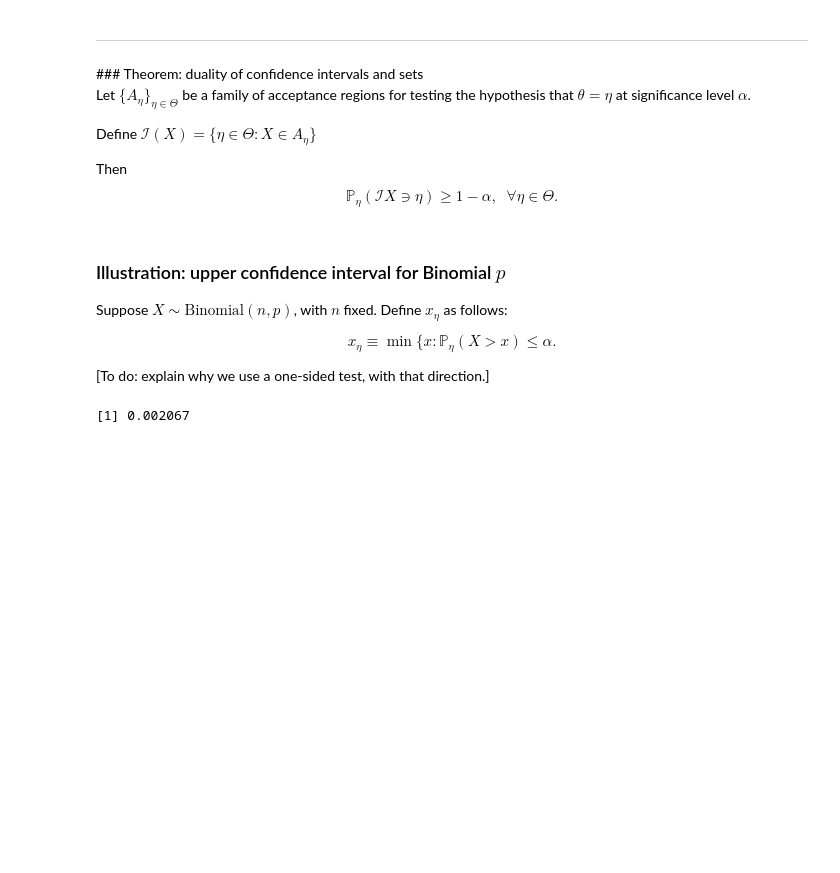
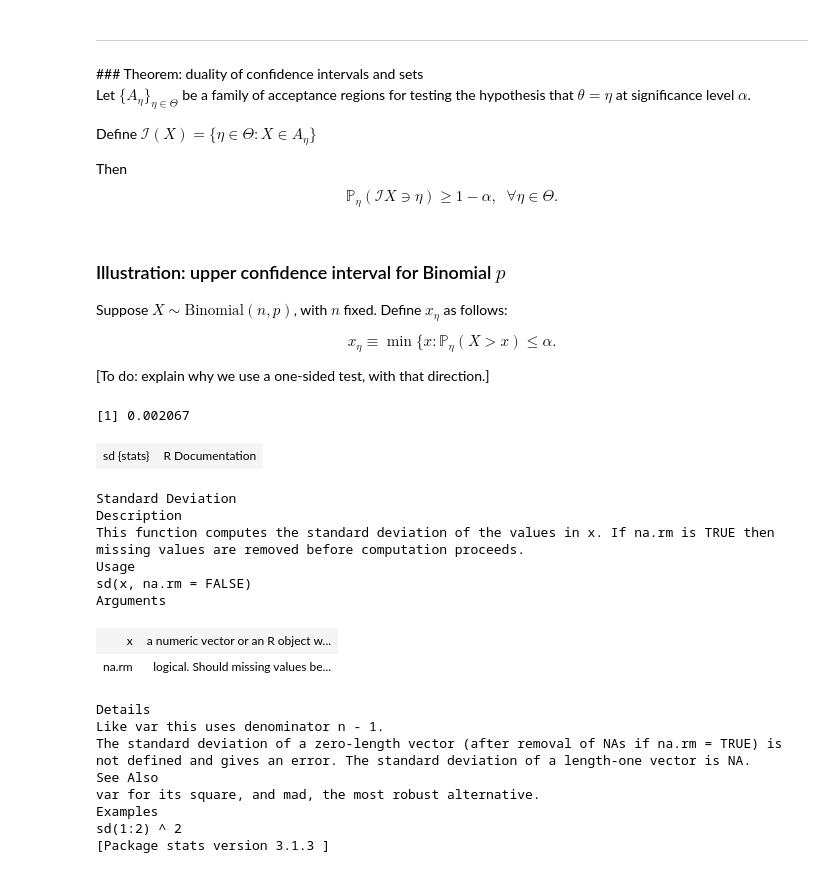
Before and after one commit to pbstark/Padova15, a Jupyter notebook: inference.ipynb, the cells around one changed output. Drawn from its saved outputs; the diff is of its cells as text; code cells hidden in the pictures; blank space fills up the shorter version.

```diff
--- a/inference.ipynb
+++ b/inference.ipynb
@@ -525,3 +529,23 @@ binoUpperCL <- function(n, x, cl = 0.975, inc=0.000001, p=x/n) {
 binoUpperCL(10**4, 13, cl=0.95)
 # %% [output]
 [1] 0.002067
+# %%
+help("sd")
+# %% [output]
+| sd {stats} | R Documentation |
+Standard Deviation
+Description
+This function computes the standard deviation of the values in x. If na.rm is TRUE then missing values are removed before computation proceeds.
+Usage
+sd(x, na.rm = FALSE)
+Arguments
+| x | a numeric vector or an R object w... |
+| na.rm | logical. Should missing values be... |
+Details
+Like var this uses denominator n - 1.
+The standard deviation of a zero-length vector (after removal of NAs if na.rm = TRUE) is not defined and gives an error. The standard deviation of a length-one vector is NA.
+See Also
+var for its square, and mad, the most robust alternative.
+Examples
+sd(1:2) ^ 2
+[Package stats version 3.1.3 ]
```
Also changed, not shown: parts of 5 cells of this notebook, 1 other file.
